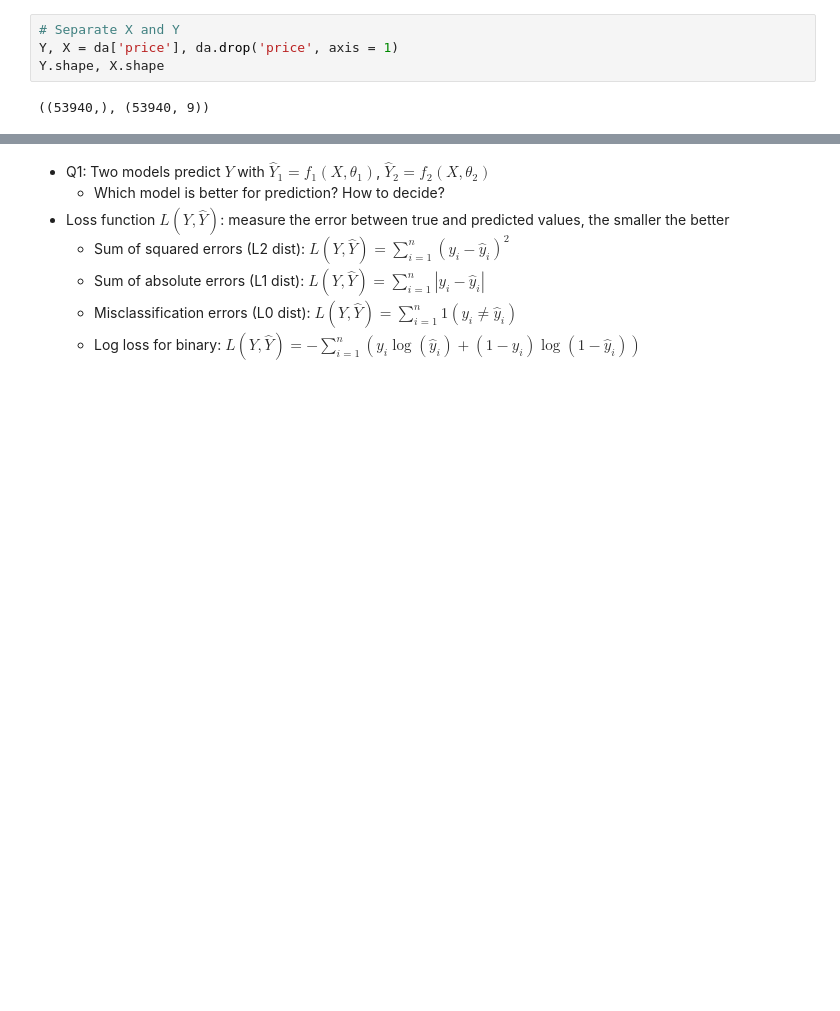
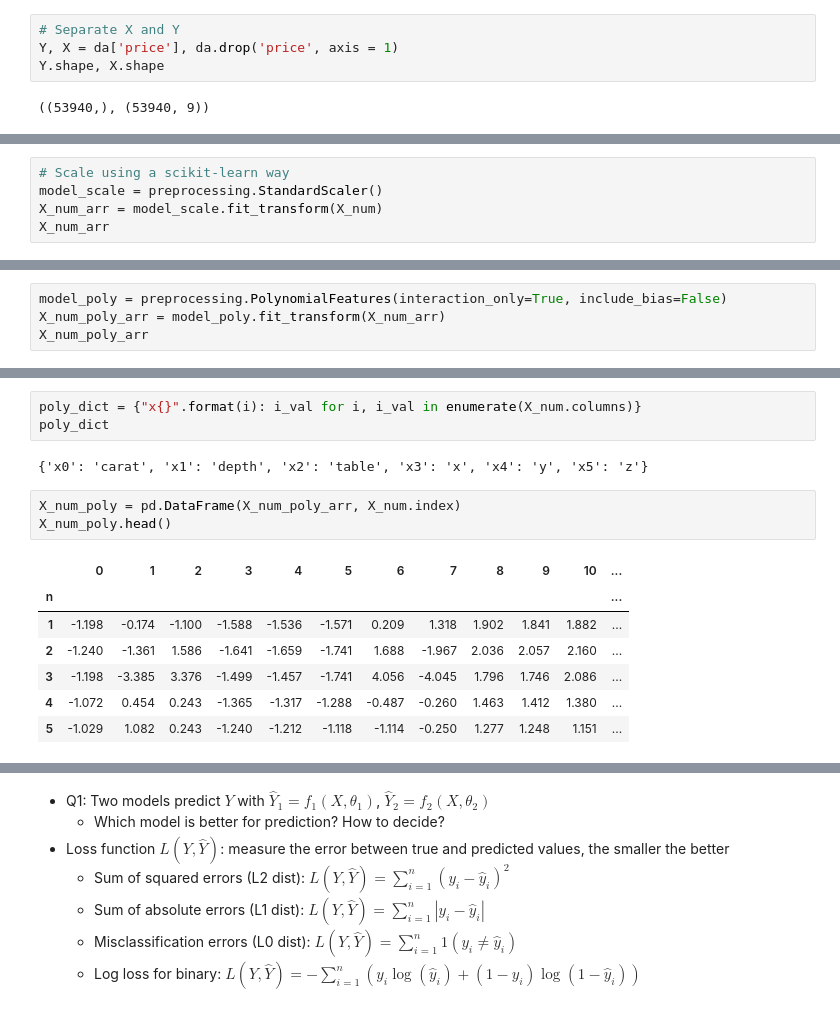
Before and after one commit to founderfan/Data-Open-Lecture, a Jupyter notebook: PyDataLecture5_Scikit-learn.ipynb, the cells around one changed output, grey strips where cells are left out. Saved outputs shown, nothing was run; the diff lists cells and outputs as text; blank space fills up the shorter version.

```diff
--- a/PyDataLecture5_Scikit-learn.ipynb
+++ b/PyDataLecture5_Scikit-learn.ipynb
@@ -78,0 +160,5 @@ ir_unlab.shape, ir_lab.shape
+# %%
+# Scale using a scikit-learn way
+model_scale = preprocessing.StandardScaler()
+X_num_arr = model_scale.fit_transform(X_num)
+X_num_arr
@@ -78,0 +183,4 @@ ir_unlab.shape, ir_lab.shape
+# %%
+model_poly = preprocessing.PolynomialFeatures(interaction_only=True, include_bias=False)
+X_num_poly_arr = model_poly.fit_transform(X_num_arr)
+X_num_poly_arr
@@ -78,0 +221,16 @@ ir_unlab.shape, ir_lab.shape
+# %%
+poly_dict = {"x{}".format(i): i_val for i, i_val in enumerate(X_num.columns)}
+poly_dict
+# %% [output]
+{'x0': 'carat', 'x1': 'depth', 'x2': 'table', 'x3': 'x', 'x4': 'y', 'x5': 'z'}
+# %%
+X_num_poly = pd.DataFrame(X_num_poly_arr, X_num.index)
+X_num_poly.head()
+# %% [output]
+|  | 0 | 1 | 2 | 3 | 4 | 5 | 6 | 7 | 8 | 9 | 10 | ... |
+| n |  |  |  |  |  |  |  |  |  |  |  | ... |
+| 1 | -1.198 | -0.174 | -1.100 | -1.588 | -1.536 | -1.571 | 0.209 | 1.318 | 1.902 | 1.841 | 1.882 | ... |
+| 2 | -1.240 | -1.361 | 1.586 | -1.641 | -1.659 | -1.741 | 1.688 | -1.967 | 2.036 | 2.057 | 2.160 | ... |
+| 3 | -1.198 | -3.385 | 3.376 | -1.499 | -1.457 | -1.741 | 4.056 | -4.045 | 1.796 | 1.746 | 2.086 | ... |
+| 4 | -1.072 | 0.454 | 0.243 | -1.365 | -1.317 | -1.288 | -0.487 | -0.260 | 1.463 | 1.412 | 1.380 | ... |
+| 5 | -1.029 | 1.082 | 0.243 | -1.240 | -1.212 | -1.118 | -1.114 | -0.250 | 1.277 | 1.248 | 1.151 | ... |
```
Also changed, not shown: parts of 98 cells of this notebook, 2 other files.
